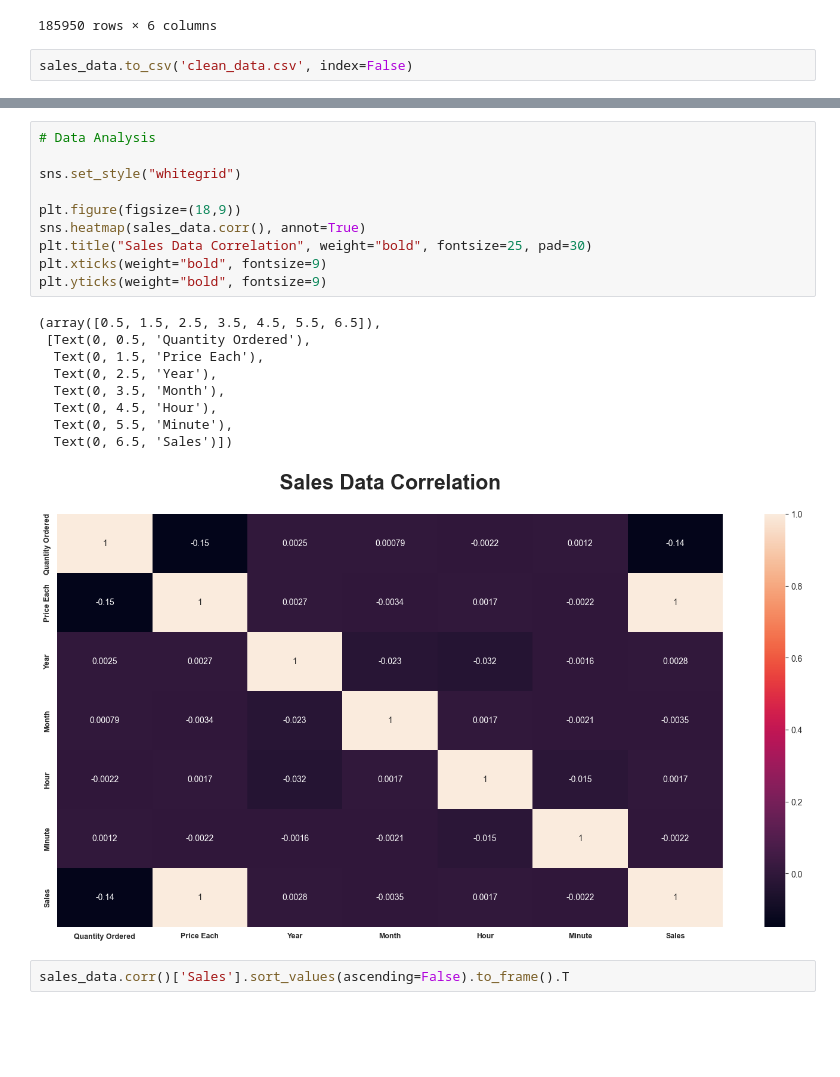
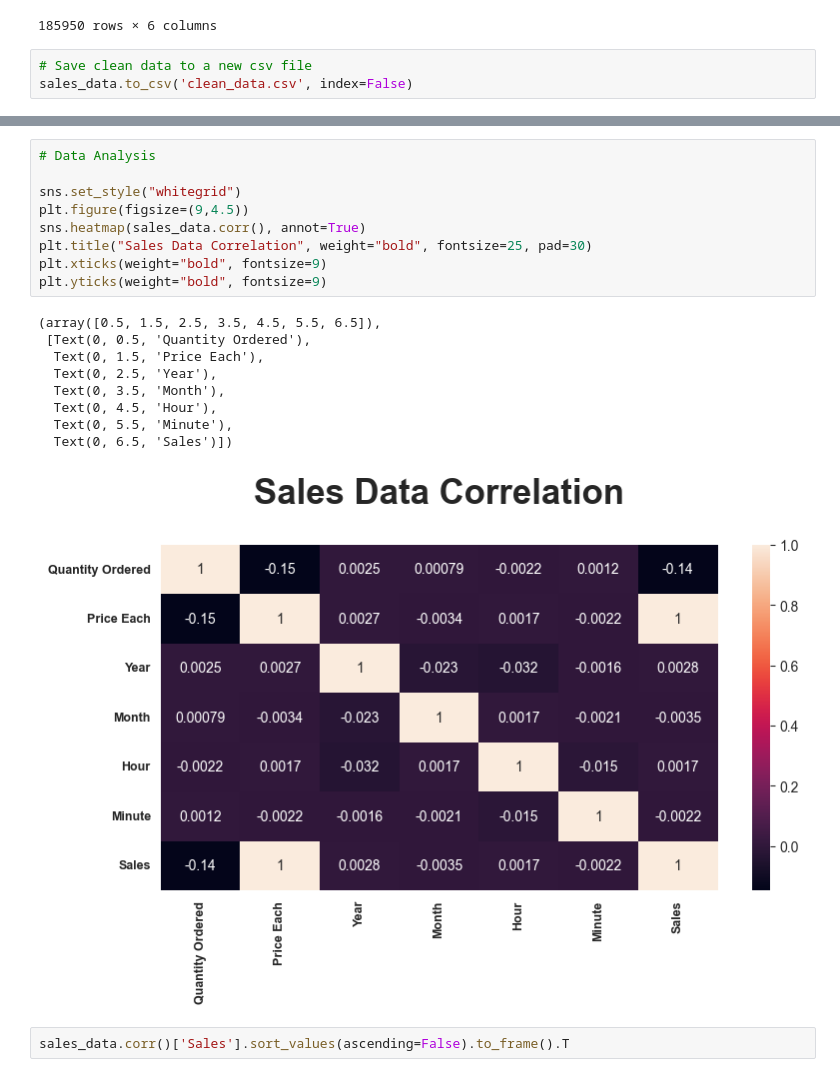
Before and after one commit to limyenkai/sales_prediction, a Jupyter notebook: Code/data cleaning.ipynb, the cells around one changed output, grey strips where cells are left out. Drawn from its saved outputs; the diff is of its cells as text; blank space fills up the shorter version.

```diff
--- a/Code/data cleaning.ipynb
+++ b/Code/data cleaning.ipynb
@@ -124,6 +121,7 @@ sales_data
 | 186849 | 319670 | Bose SoundSport Headphones | 1 | 99.99 | 2019-12-21 21:45:00 | 747 Chestnut St, Los Angeles, CA ... |
 185950 rows × 6 columns
 # %%
+# Save clean data to a new csv file
 sales_data.to_csv('clean_data.csv', index=False)
 # %%
 # Add month, hour, miunte, sales, cities column
@@ -159,23 +157,22 @@ sales_data.head()
 # %%
 # Data Analysis
 
 sns.set_style("whitegrid")
-
-plt.figure(figsize=(18,9))
+plt.figure(figsize=(9,4.5))
 sns.heatmap(sales_data.corr(), annot=True)
 plt.title("Sales Data Correlation", weight="bold", fontsize=25, pad=30)
 plt.xticks(weight="bold", fontsize=9)
 plt.yticks(weight="bold", fontsize=9)
 # %% [output]
 (array([0.5, 1.5, 2.5, 3.5, 4.5, 5.5, 6.5]),
  [Text(0, 0.5, 'Quantity Ordered'),
   Text(0, 1.5, 'Price Each'),
   Text(0, 2.5, 'Year'),
   Text(0, 3.5, 'Month'),
   Text(0, 4.5, 'Hour'),
   Text(0, 5.5, 'Minute'),
   Text(0, 6.5, 'Sales')])
-[figure, old version]
+[figure, new version]
 # %%
 sales_data.corr()['Sales'].sort_values(ascending=False).to_frame().T
 # %% [output]
```
Also changed, not shown: parts of 3 cells of this notebook, 2 other files.
